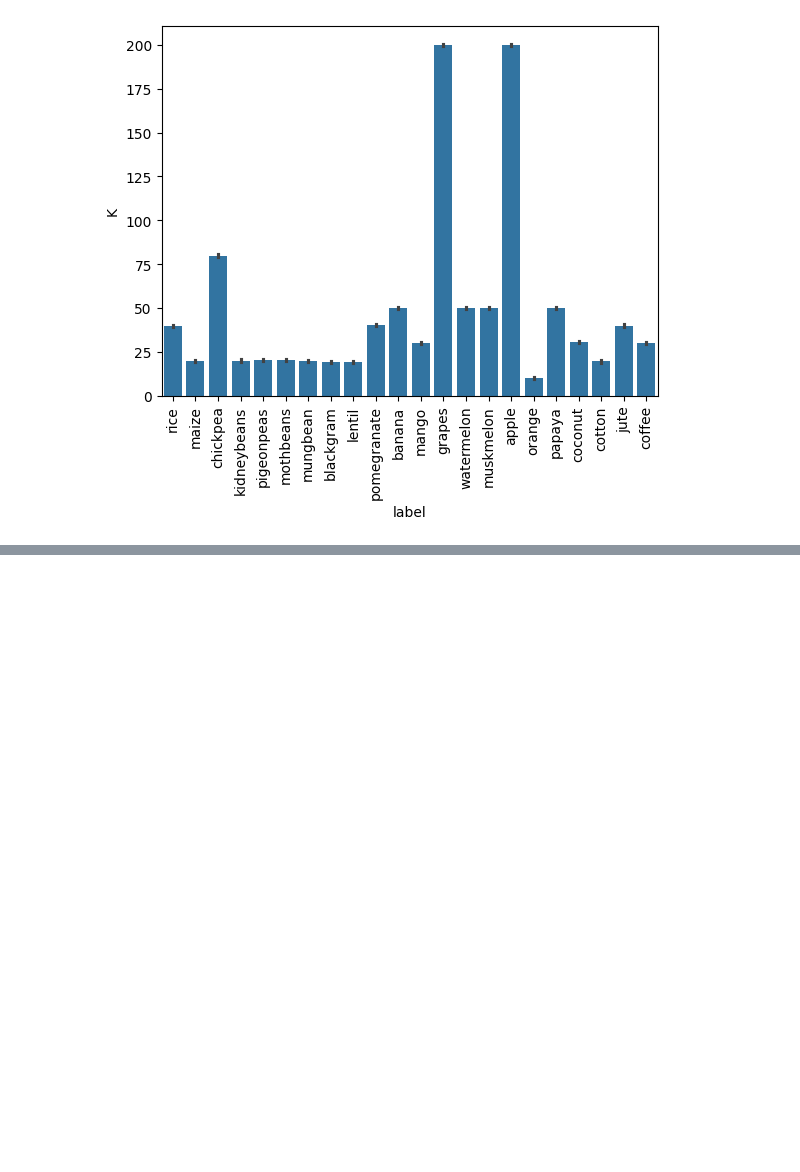
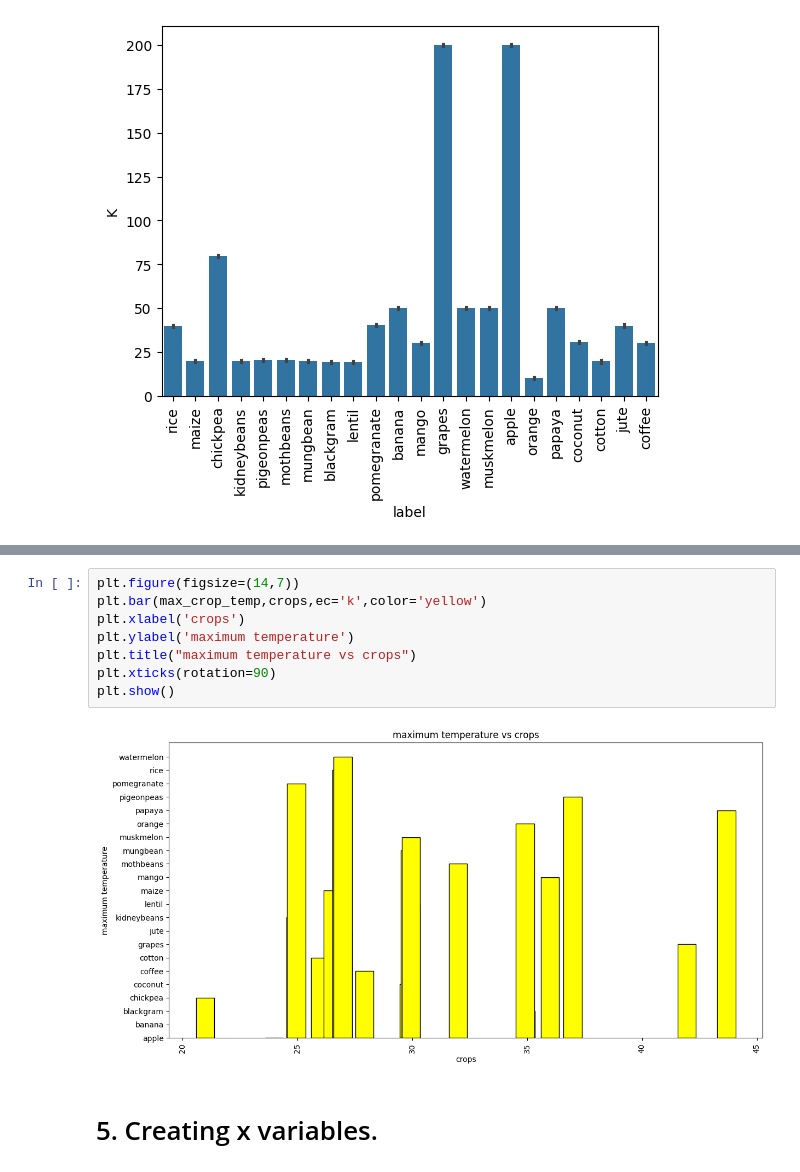
Before and after one commit to vanshika705/UnsupervisedLearningProject, a Jupyter notebook: project.ipynb, the cells around one changed output, grey strips where cells are left out. Drawn from its saved outputs; the diff is of its cells as text; blank space fills up the shorter version.

```diff
--- a/project.ipynb
+++ b/project.ipynb
@@ -283,0 +304,12 @@ plt.show()
+# %%
+plt.figure(figsize=(14,7))
+plt.bar(max_crop_temp,crops,ec='k',color='yellow')
+plt.xlabel('crops')
+plt.ylabel('maximum temperature')
+plt.title("maximum temperature vs crops")
+plt.xticks(rotation=90)
+plt.show()
+# %% [output]
+[figure, added]
+# %% [markdown]
+<h1>5. Creating x variables.</h1>
```
Also changed, not shown: parts of 24 cells of this notebook.
